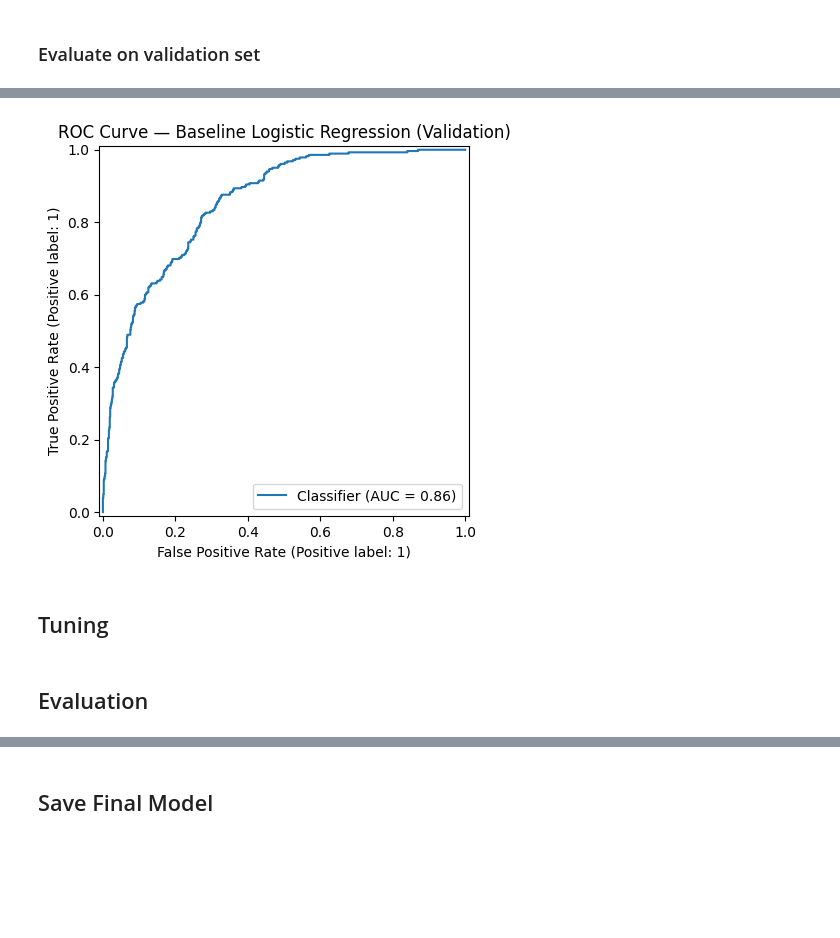
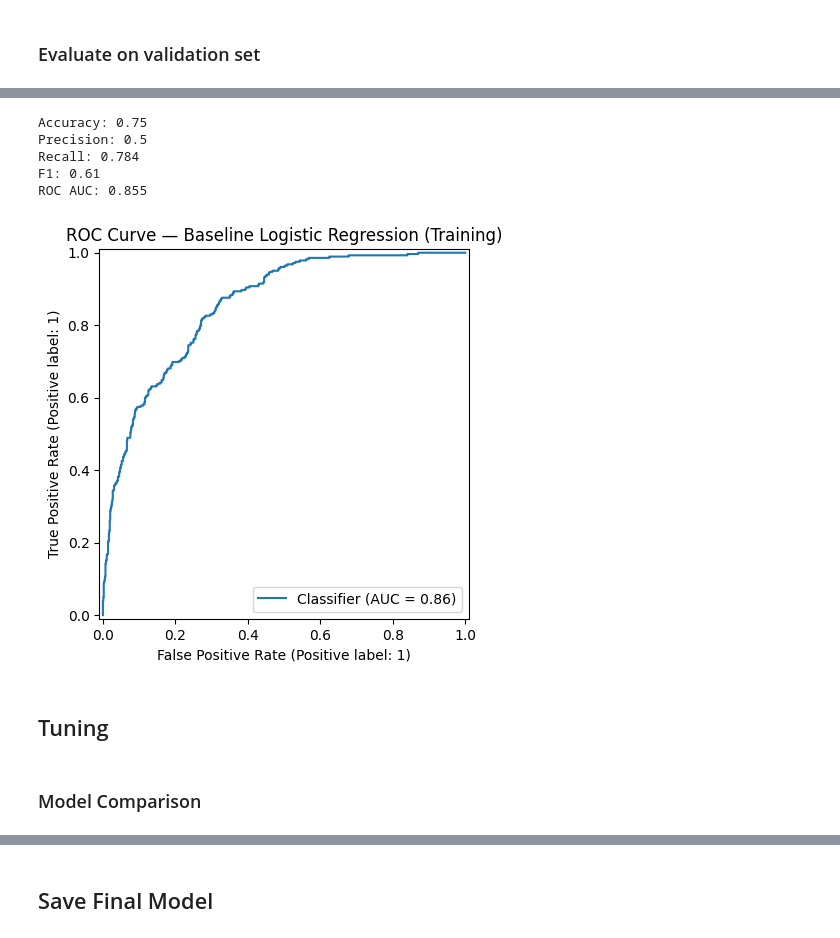
Before and after one commit to FerFilho23/Telecom-Churn-Prediction, a Jupyter notebook: notebooks/02_model_training.ipynb, the cells around one changed output, grey strips where cells are left out. Saved outputs shown, nothing was run; the diff lists cells and outputs as text; code cells hidden in the pictures; blank space fills up the shorter version.

```diff
--- a/notebooks/02_model_training.ipynb
+++ b/notebooks/02_model_training.ipynb
@@ -323,14 +325,22 @@ Pipeline(steps=[('preprocessor',
 # %% [markdown]
 ### Evaluate on validation set
 # %%
-y_val_proba = baseline_pipeline.predict_proba(X_val_fs)[:, 1]
-y_val_pred = baseline_pipeline.predict(X_val_fs)
+def evaluate_model(pipeline, X, y):
+    y_proba = pipeline.predict_proba(X)[:, 1]
+    y_pred = pipeline.predict(X)
 
-print("Validation Accuracy:", accuracy_score(y_val, y_val_pred))
-print("Validation Precision:", precision_score(y_val, y_val_pred))
-print("Validation Recall:", recall_score(y_val, y_val_pred))
-print("Validation F1:", f1_score(y_val, y_val_pred))
-print("Validation ROC AUC:", roc_auc_score(y_val, y_val_proba))
+    accuracy = accuracy_score(y, y_pred)
+    precision = precision_score(y, y_pred)
+    recall = recall_score(y, y_pred)
+    f1 = f1_score(y, y_pred)
+    roc_auc = roc_auc_score(y, y_proba)
 
-print("\nConfusion Matrix:\n", confusion_matrix(y_val, y_val_pred))
-print("\nClassification Report:\n", classification_report(y_val, y_val_pred))
+    metrics = {
+        "accuracy": round(accuracy, 3),
+        "precision": round(precision, 3),
+        "recall": round(recall, 3),
+        "f1": round(f1, 3),
+        "roc_auc": round(roc_auc, 3),
+    }
+
+    return y_pred, y_proba, metrics
@@ -357,10 +347,23 @@ weighted avg       0.81      0.75      0.76      1127
 # %%
-RocCurveDisplay.from_predictions(y_val, y_val_proba)
-plt.title("ROC Curve — Baseline Logistic Regression (Validation)")
+y_pred, y_proba, metrics = evaluate_model(baseline_pipeline, X_val_fs, y_val)
+
+print("Accuracy:", metrics["accuracy"])
+print("Precision:", metrics["precision"])
+print("Recall:", metrics["recall"])
+print("F1:", metrics["f1"])
+print("ROC AUC:", metrics["roc_auc"])
+
+RocCurveDisplay.from_predictions(y_val, y_proba)
+plt.title("ROC Curve — Baseline Logistic Regression (Training)")
 plt.show()
 # %% [output]
+Accuracy: 0.75
+Precision: 0.5
+Recall: 0.784
+F1: 0.61
+ROC AUC: 0.855
-[figure, old version]
+[figure, new version]
 # %% [markdown]
 ## Tuning
-# %% [markdown]
-## Evaluation
+# %% [markdown]
+### Model Comparison
```
Also changed, not shown: parts of 5 cells of this notebook, 1 other file.
